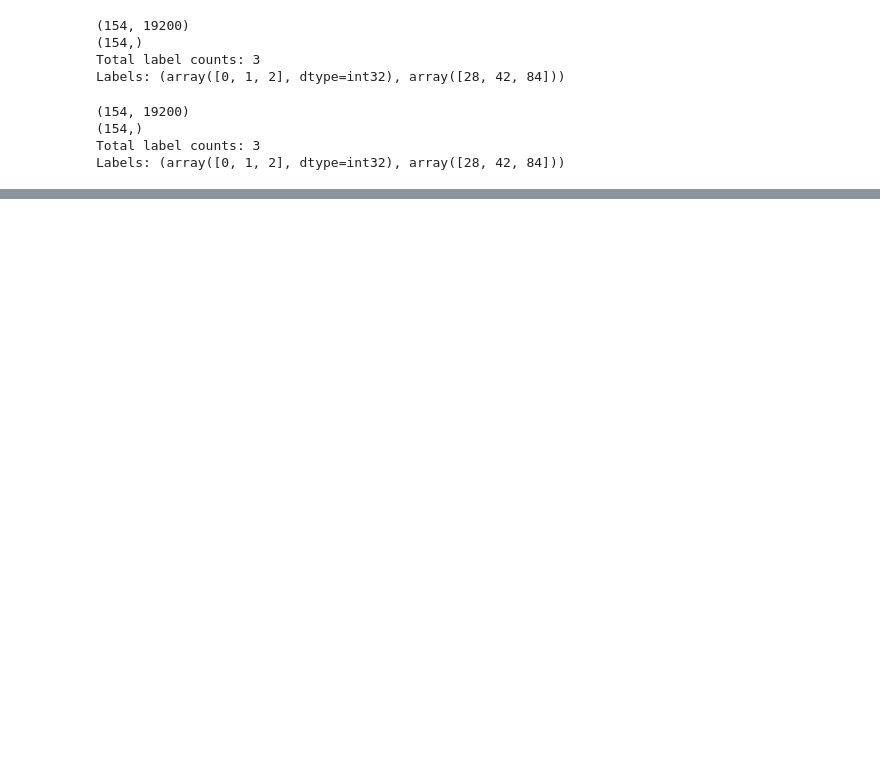
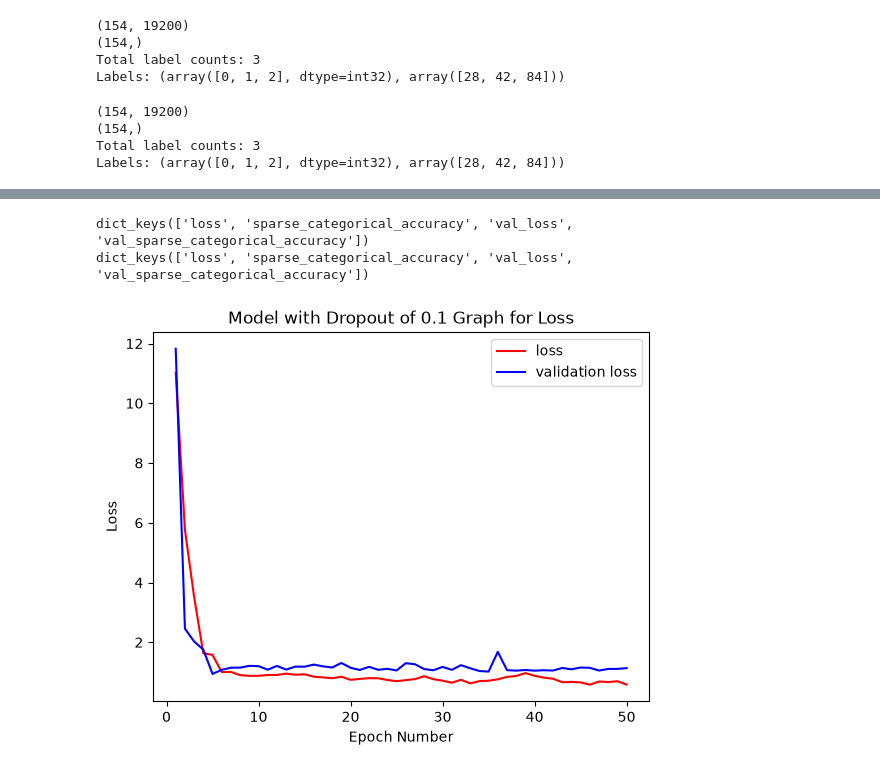
Before and after one commit to iatejacinda/3015_mlnn_final, a Jupyter notebook: image_classification.ipynb, the cells around one changed output, grey strips where cells are left out. Cells and saved outputs as stored; diff of their text form; code cells hidden in the pictures; blank space fills up the shorter version.

```diff
--- a/image_classification.ipynb
+++ b/image_classification.ipynb
@@ -948 +1091,26 @@ classification_report(y_val, y_pred, zero_division = "warn", output_dict = True)
   'support': 27.0}}
+# %%
+# recall low_do & low_do 2 models keys
+low_do_history = low_do_hist.history
+low_do_history2 = low_do_hist2.history
+
+print(low_do_history.keys())
+print(low_do_history2.keys())
+# %% [output]
+dict_keys(['loss', 'sparse_categorical_accuracy', 'val_loss', 'val_sparse_categorical_accuracy'])
+dict_keys(['loss', 'sparse_categorical_accuracy', 'val_loss', 'val_sparse_categorical_accuracy'])
+# %%
+# overfitting graph for model with dropout of 0.1
+x1 = np.arange(1, 51, 1)
+y1A, y1B = low_do_history["loss"], low_do_history["val_loss"]
+
+plt.plot(x1, y1A, color = "r", label = "loss")
+plt.plot(x1, y1B, color = "b", label = "validation loss")
+
+plt.xlabel("Epoch Number")
+plt.ylabel("Loss")
+plt.title("Model with Dropout of 0.1 Graph for Loss")
+plt.legend()
+plt.show()
+# %% [output]
+[figure, added]
```
Also changed, not shown: parts of 44 cells of this notebook, 2 other files.
